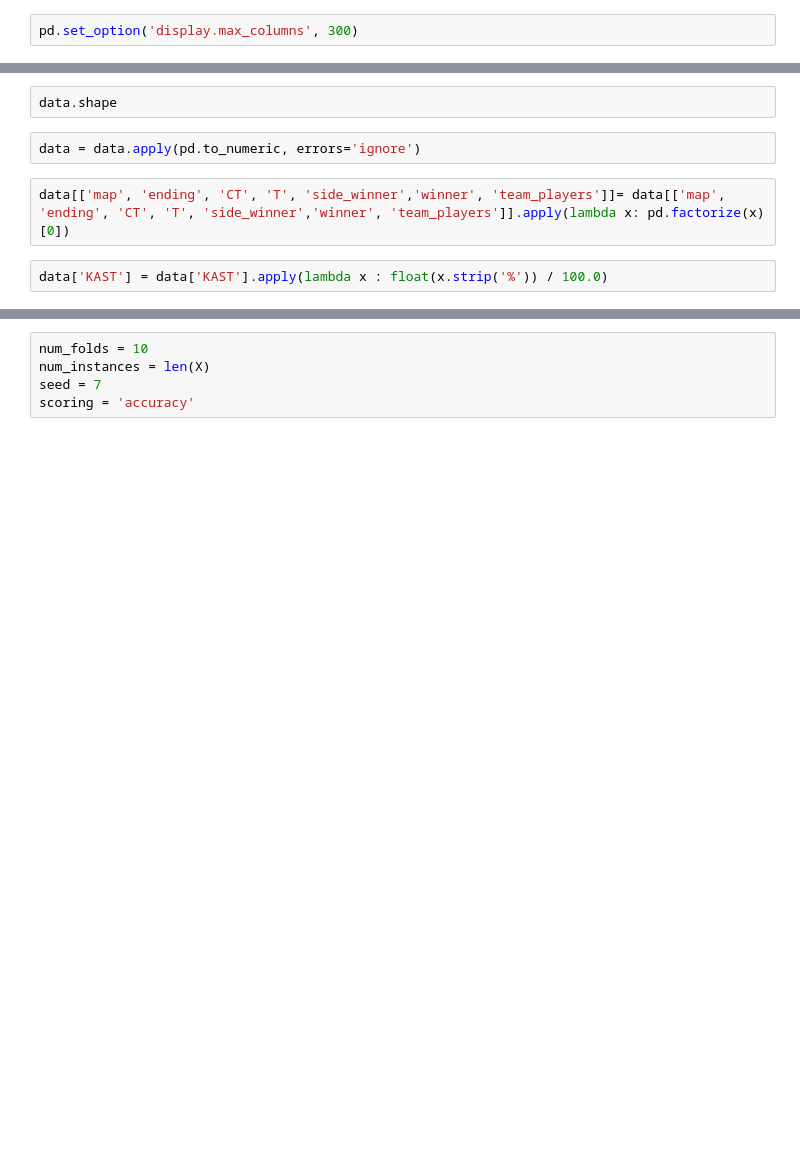
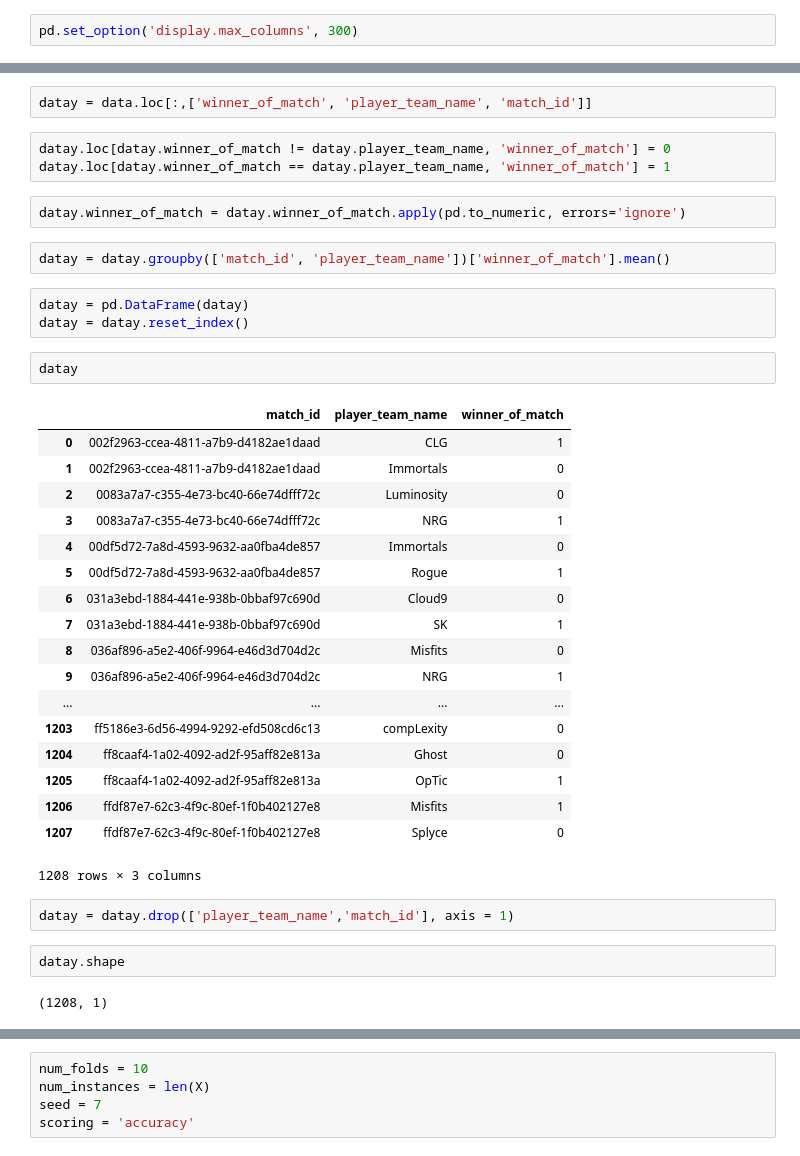
Before and after one commit to mck619/CS_project, a Jupyter notebook: notebooks/John Predicting Wins.ipynb, the cells around one changed output, grey strips where cells are left out. Drawn from its saved outputs; the diff is of its cells as text; blank space fills up the shorter version.

```diff
--- a/notebooks/John Predicting Wins.ipynb
+++ b/notebooks/John Predicting Wins.ipynb
@@ -520,8 +445,39 @@ data = pd.concat([data,data['K-D'].str.split('-', 1, expand=True).rename(columns
+# %%
+datay = data.loc[:,['winner_of_match', 'player_team_name', 'match_id']]
+# %%
+datay.loc[datay.winner_of_match != datay.player_team_name, 'winner_of_match'] = 0
+datay.loc[datay.winner_of_match == datay.player_team_name, 'winner_of_match'] = 1
+# %%
+datay.winner_of_match = datay.winner_of_match.apply(pd.to_numeric, errors='ignore')
+# %%
+datay = datay.groupby(['match_id', 'player_team_name'])['winner_of_match'].mean()
+# %%
+datay = pd.DataFrame(datay)
+datay = datay.reset_index()
+# %%
+datay
+# %% [output]
+|  | match_id | player_team_name | winner_of_match |
+| 0 | 002f2963-ccea-4811-a7b9-d4182ae1daad | CLG | 1 |
+| 1 | 002f2963-ccea-4811-a7b9-d4182ae1daad | Immortals | 0 |
+| 2 | 0083a7a7-c355-4e73-bc40-66e74dfff72c | Luminosity | 0 |
+| 3 | 0083a7a7-c355-4e73-bc40-66e74dfff72c | NRG | 1 |
+| 4 | 00df5d72-7a8d-4593-9632-aa0fba4de857 | Immortals | 0 |
+| 5 | 00df5d72-7a8d-4593-9632-aa0fba4de857 | Rogue | 1 |
+| 6 | 031a3ebd-1884-441e-938b-0bbaf97c690d | Cloud9 | 0 |
+| 7 | 031a3ebd-1884-441e-938b-0bbaf97c690d | SK | 1 |
+| 8 | 036af896-a5e2-406f-9964-e46d3d704d2c | Misfits | 0 |
+| 9 | 036af896-a5e2-406f-9964-e46d3d704d2c | NRG | 1 |
+| ... | ... | ... | ... |
+| 1203 | ff5186e3-6d56-4994-9292-efd508cd6c13 | compLexity | 0 |
+| 1204 | ff8caaf4-1a02-4092-ad2f-95aff82e813a | Ghost | 0 |
+| 1205 | ff8caaf4-1a02-4092-ad2f-95aff82e813a | OpTic | 1 |
+| 1206 | ffdf87e7-62c3-4f9c-80ef-1f0b402127e8 | Misfits | 1 |
+| 1207 | ffdf87e7-62c3-4f9c-80ef-1f0b402127e8 | Splyce | 0 |
+1208 rows × 3 columns
+# %%
+datay = datay.drop(['player_team_name','match_id'], axis = 1)
 # %%
-data.shape
+datay.shape
+# %% [output]
+(1208, 1)
-# %%
-data = data.apply(pd.to_numeric, errors='ignore')
-# %%
-data[['map', 'ending', 'CT', 'T', 'side_winner','winner', 'team_players']]= data[['map', 'ending', 'CT', 'T', 'side_winner','winner', 'team_players']].apply(lambda x: pd.factorize(x)[0])
-# %%
-data['KAST'] = data['KAST'].apply(lambda x : float(x.strip('%')) / 100.0)
```
Also changed, not shown: parts of 53 cells of this notebook.
